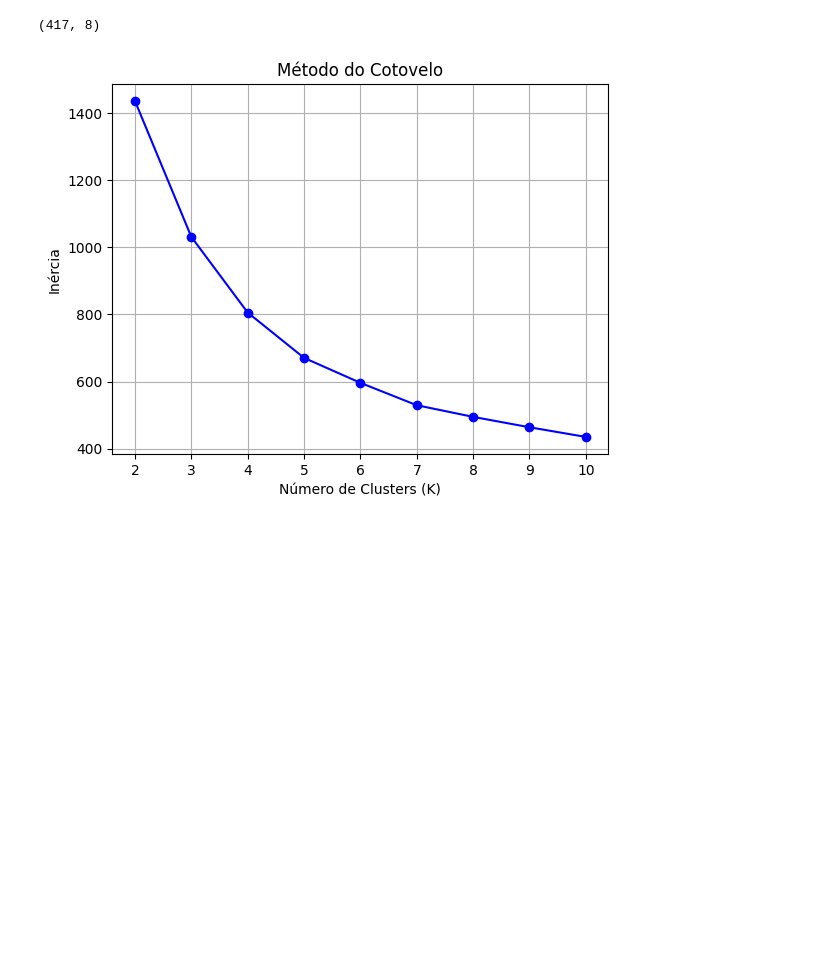
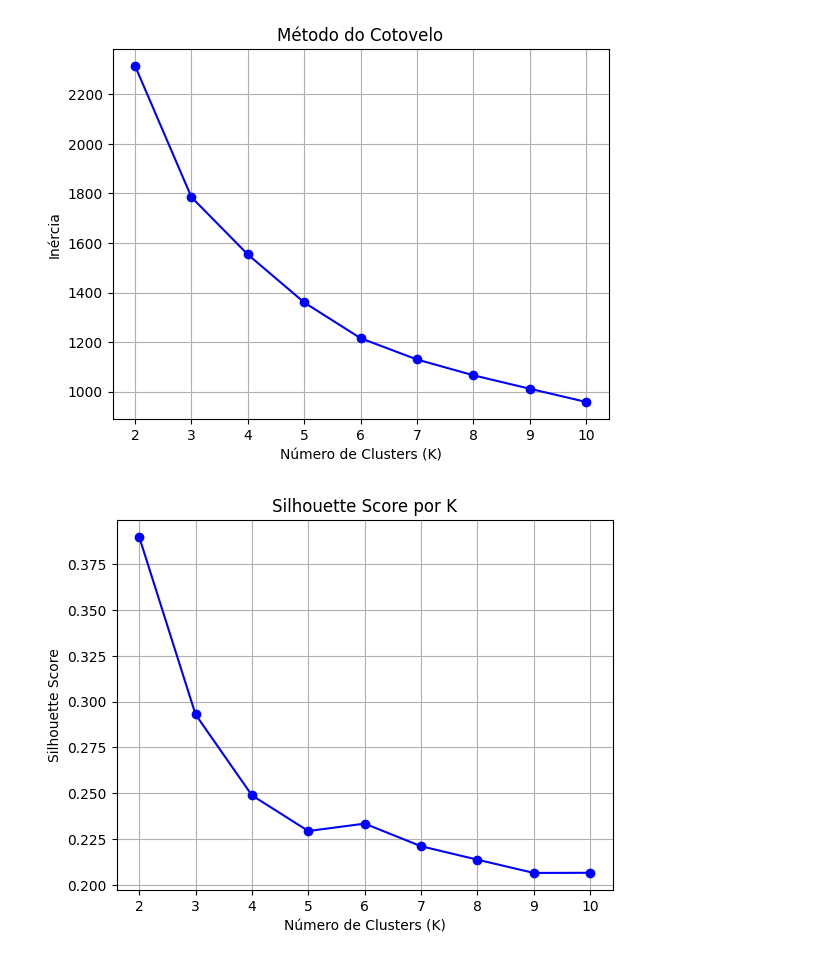
Before and after one commit to felipe-sant/player-profile-clustering-ai, a Jupyter notebook: src/calcular-K.ipynb, the cells around one changed output. Cells and saved outputs as stored; diff of their text form; code cells hidden in the pictures; blank space fills up the shorter version.

```diff
--- a/src/calcular-K.ipynb
+++ b/src/calcular-K.ipynb
@@ -9,11 +9,14 @@ df = pd.read_excel(filePath)
 # Filtrar só Whole Session
 ws = df[df['Segment Name'] == 'Whole Session'].copy()
 
-# Métricas relevantes
 metrics = [
-    'Session Load', 'Distance (m)', 'High Intensity Running (m)',
-    'Sprint Distance (m)', 'Top Speed (kph)', 'Accelerations',
-    'Decelerations', 'Metres per Minute (m)'
+    'Sprint Distance (m)',      # Explosividade
+    'Top Speed (kph)',           # Explosividade
+    'Accelerations',             # Carga de Impacto
+    'Decelerations',             # Carga de Impacto
+    'Distance (m)',              # Resistência
+    'Metres per Minute (m)',     # Resistência
+    'High Intensity Running (m)' # Resistência
 ]
 
 # Uma linha por jogo por atleta, removendo linhas com valores faltando
@@ -24,10 +27,9 @@ print(match_df.shape)
 # Normalizar
 scaler = StandardScaler()
 X = scaler.fit_transform(match_df)
-# %% [output]
-(417, 8)
 # %%
 from sklearn.cluster import KMeans
+from sklearn.metrics import silhouette_score
 
 inertias = []
 K_range = range(2, 11)
@@ -36,15 +38,31 @@ for k in K_range:
     km = KMeans(n_clusters=k, random_state=42, n_init=10)
     km.fit(X)
     inertias.append(km.inertia_)
+
+scores = []
+K_range = range(2, 11)
+for k in K_range:
+    km = KMeans(n_clusters=k, random_state=42, n_init=10)
+    labels = km.fit_predict(X)
+    scores.append(silhouette_score(X, labels))
 # %%
 import matplotlib.pyplot as plt
 
 plt.plot(K_range, inertias, 'bo-')
 plt.xlabel('Número de Clusters (K)')
 plt.ylabel('Inércia')
 plt.title('Método do Cotovelo')
 plt.xticks(K_range)
 plt.grid(True)
 plt.show()
+
+plt.plot(K_range, scores, 'bo-')
+plt.xlabel('Número de Clusters (K)')
+plt.ylabel('Silhouette Score')
+plt.title('Silhouette Score por K')
+plt.xticks(K_range)
+plt.grid(True)
+plt.show()
 # %% [output]
-[figure, old version]
+[figure, new version]
+[figure, added]
```
Also changed, not shown: 1 other file.
